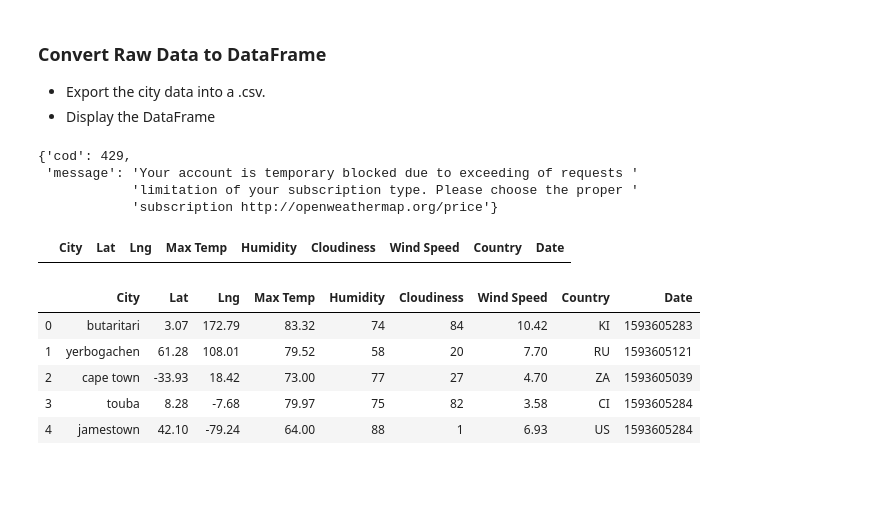
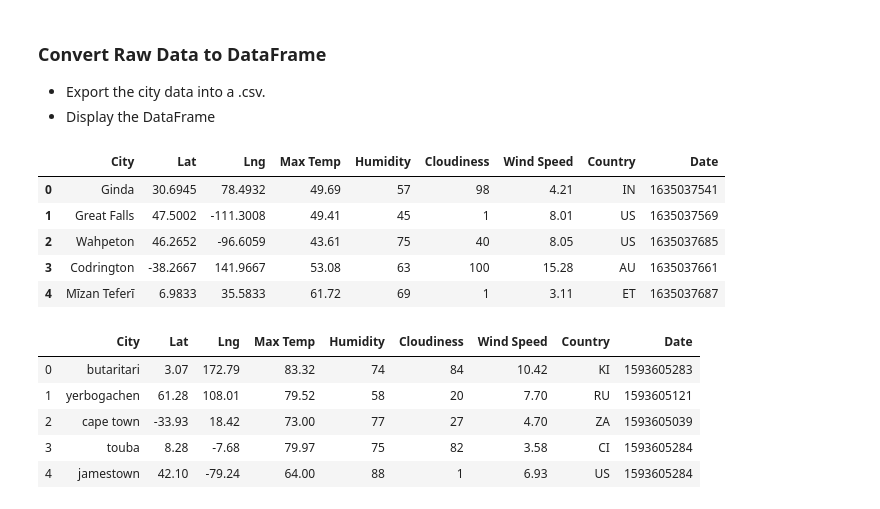
Before and after one commit to danelle1126/python-api-challenge, a Jupyter notebook: WeatherPy.ipynb, the cells around one changed output. Drawn from its saved outputs; the diff is of its cells as text; code cells hidden in the pictures; blank space fills up the shorter version.

```diff
--- a/WeatherPy.ipynb
+++ b/WeatherPy.ipynb
@@ -59,14 +59,13 @@ print(len(cities))
 * Perform a weather check on each city using a series of successive API calls.
 * Include a print log of each city as it'sbeing processed (with the city number and city name).
 # %%
-#CityDF = pd.DataFrame({"City":[],"Lat":[],"Lng":[],"Max Temp":[],"Humidity":[],"Cloudiness":[],"Wind Speed":[],"Country":[],"Date":[]})
 count = 1
 for c in cities:
-    url = f"http://api.openweathermap.org/data/2.5/weather?q=London&appid={weather_api_key}&units=imperial"
+    url = f"http://api.openweathermap.org/data/2.5/weather?q={c}&appid={weather_api_key}&units=imperial"
     response = requests.get(url).json()
     try:
         print(f"Processing city #{count}: {response['name']}")
-        CityDF = CityDF.append({"City": response["name"],"Lat":response["coord"]["lat"],"Lng":response["coord"]["lon"],"Max Temp":response["main"]["temp_max"],"Humidity":response["main"]["humidity"],"Cloudiness":response["clouds"]["all"],"Wind Speed":response["wind"]["speed"],"Country":response["sys"]["country"],"Date":response["dt"]})
+        CityList.append([response["name"],response["coord"]["lat"],response["coord"]["lon"],response["main"]["temp_max"],response["main"]["humidity"],response["clouds"]["all"],response["wind"]["speed"],response["sys"]["country"],response["dt"]])
     except:
         print(f"Skipping city #{count}: {c}")
     count += 1
@@ -77,20 +92,17 @@ KeyError: 'name'
 ### Convert Raw Data to DataFrame
 * Export the city data into a .csv.
 * Display the DataFrame
-# %%
-url = f"http://api.openweathermap.org/data/2.5/weather?q=London&appid={weather_api_key}"
-response2 = requests.get(url).json()
-pprint(response2)
-# %% [output]
-{'cod': 429,
- 'message': 'Your account is temporary blocked due to exceeding of requests '
-            'limitation of your subscription type. Please choose the proper '
-            'subscription http://openweathermap.org/price'}
 # %%
-#CityDF = pd.DataFrame({"City": [response["name"]],"Lat":[response["coord"]["lat"]],"Lng":[response["coord"]["lon"]],"Max Temp":[response["main"]["temp_max"]],"Humidity":[response["main"]["humidity"]],"Cloudiness":[response["clouds"]["all"]],"Wind Speed":[response["wind"]["speed"]],"Country":[response["sys"]["country"]],"Date":[response["dt"]]})
+CityDF =  pd.DataFrame(CityList,columns = ["City","Lat","Lng","Max Temp","Humidity","Cloudiness","Wind Speed","Country","Date"])
+CityDF.to_csv("CityOutput.csv")
 CityDF.head()
 # %% [output]
 |  | City | Lat | Lng | Max Temp | Humidity | Cloudiness | Wind Speed | Country | Date |
+| 0 | Ginda | 30.6945 | 78.4932 | 49.69 | 57 | 98 | 4.21 | IN | 1635037541 |
+| 1 | Great Falls | 47.5002 | -111.3008 | 49.41 | 45 | 1 | 8.01 | US | 1635037569 |
+| 2 | Wahpeton | 46.2652 | -96.6059 | 43.61 | 75 | 40 | 8.05 | US | 1635037685 |
+| 3 | Codrington | -38.2667 | 141.9667 | 53.08 | 63 | 100 | 15.28 | AU | 1635037661 |
+| 4 | Mīzan Teferī | 6.9833 | 35.5833 | 61.72 | 69 | 1 | 3.11 | ET | 1635037687 |
 # %%
 # %% [output]
 |  | City | Lat | Lng | Max Temp | Humidity | Cloudiness | Wind Speed | Country | Date |
```
Also changed, not shown: parts of 19 cells of this notebook, 5 other files.
